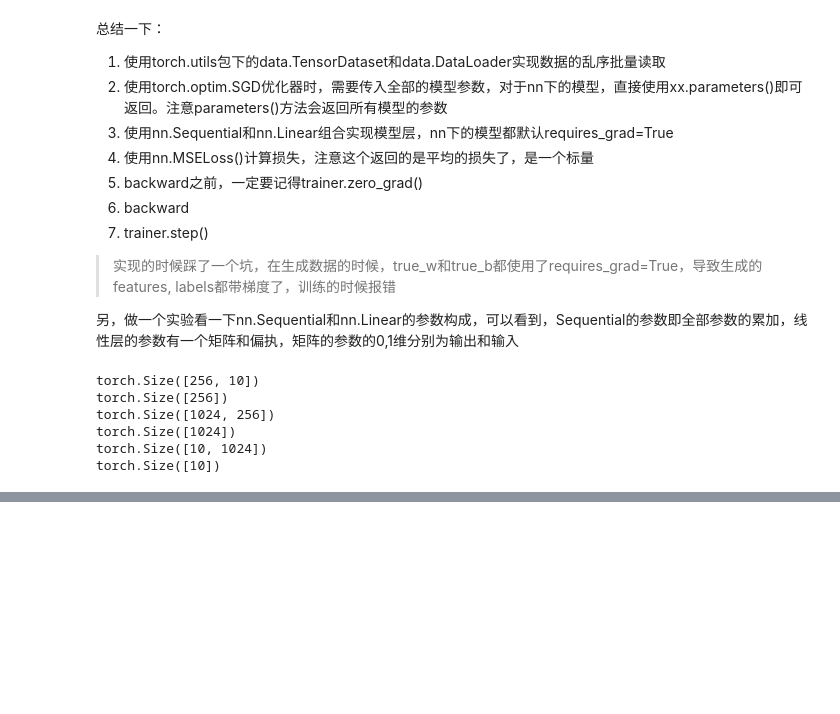
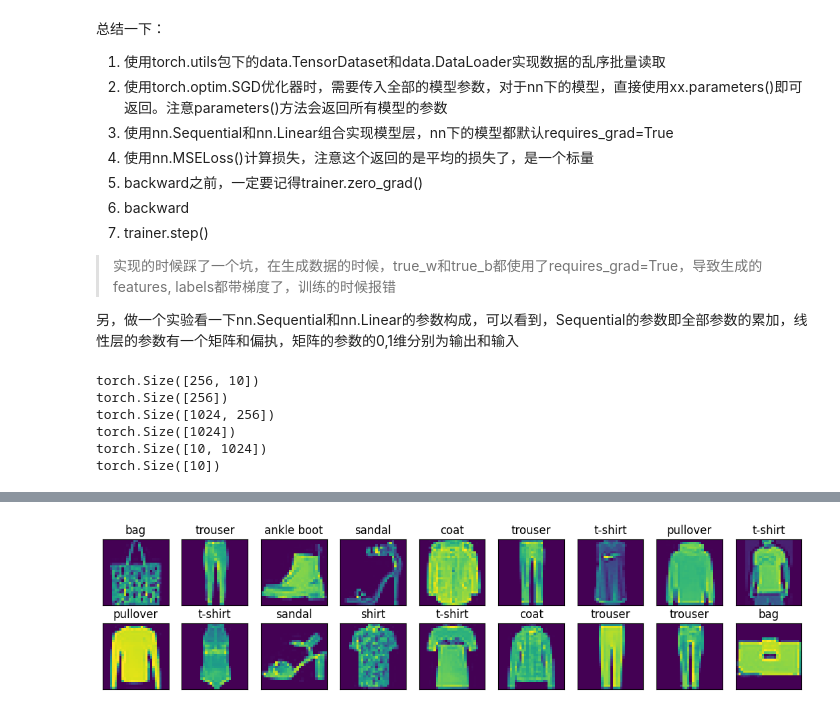
Before and after one commit to RealBar/notes, a Jupyter notebook: deep_learning/limu_is_all_you_need/2_linear.ipynb, the cells around one changed output, grey strips where cells are left out. Saved outputs shown, nothing was run; the diff lists cells and outputs as text; code cells hidden in the pictures; blank space fills up the shorter version.

```diff
--- a/deep_learning/limu_is_all_you_need/2_linear.ipynb
+++ b/deep_learning/limu_is_all_you_need/2_linear.ipynb
@@ -301,0 +319,40 @@ $$
+# %%
+import torchvision
+from torchvision import transforms
+from matplotlib import pyplot as plt
+
+trans = transforms.ToTensor()
+mnist_train = torchvision.datasets.FashionMNIST(root='../../data', train=True, download=True, transform=trans)
+mnist_test = torchvision.datasets.FashionMNIST(root='../../data', train=False, download=True, transform=trans)
+
+#结构：list of tuple (Tensor(1,28,28), label_idx)
+
+# 将数字标签转换为文本标签
+def get_fashion_mnist_labels(labels):
+    text_labels = ['t-shirt', 'trouser', 'pullover', 'dress', 'coat',
+                   'sandal', 'shirt', 'sneaker', 'bag', 'ankle boot']
+    return [text_labels[label] for label in labels]
+
+# 画图
+def show_images(imgs, num_rows, num_cols, titles=None, scale=1.5):  #@save
+    """绘制图像列表"""
+    figsize = (num_cols * scale, num_rows * scale)
+    _, axes = plt.subplots(num_rows, num_cols, figsize=figsize)
+    axes = axes.flatten()
+    for i, (ax, img) in enumerate(zip(axes, imgs)):
+        if torch.is_tensor(img):
+            # 图片张量
+            ax.imshow(img.numpy())
+        else:
+            # PIL图片
+            ax.imshow(img)
+        ax.axes.get_xaxis().set_visible(False)
+        ax.axes.get_yaxis().set_visible(False)
+        if titles:
+            ax.set_title(titles[i])
+    return axes
+
+X,y = next(iter(data.DataLoader(mnist_train, batch_size=18, shuffle=True)))
+show_images(X.reshape(18, 28, 28), 2, 9, titles=get_fashion_mnist_labels(y));
+# %% [output]
+[figure, added]
```
Also changed, not shown: parts of 8 cells of this notebook, 5 other files.
